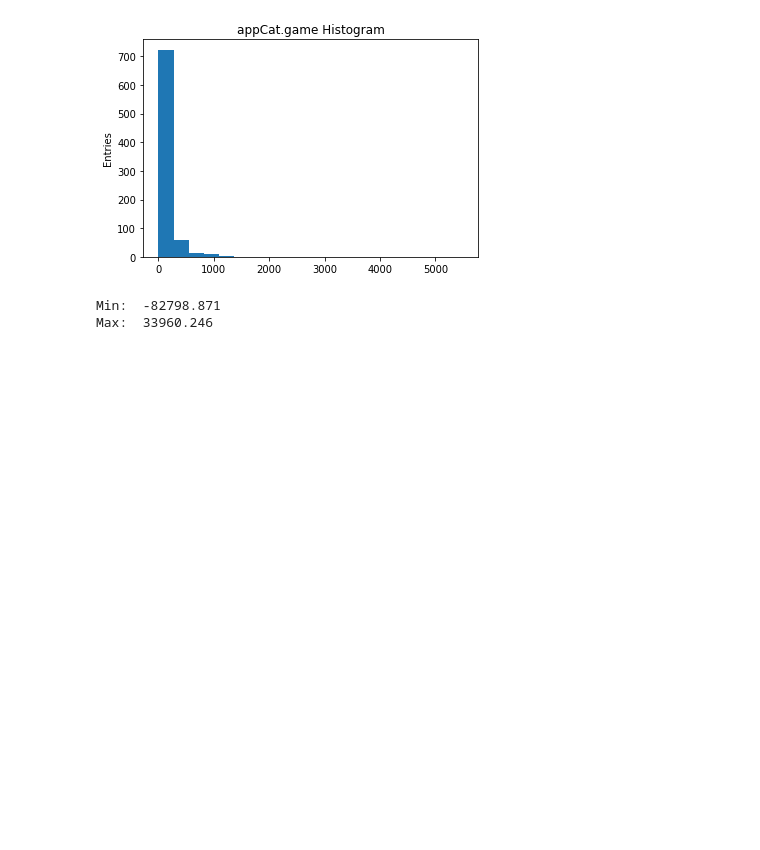
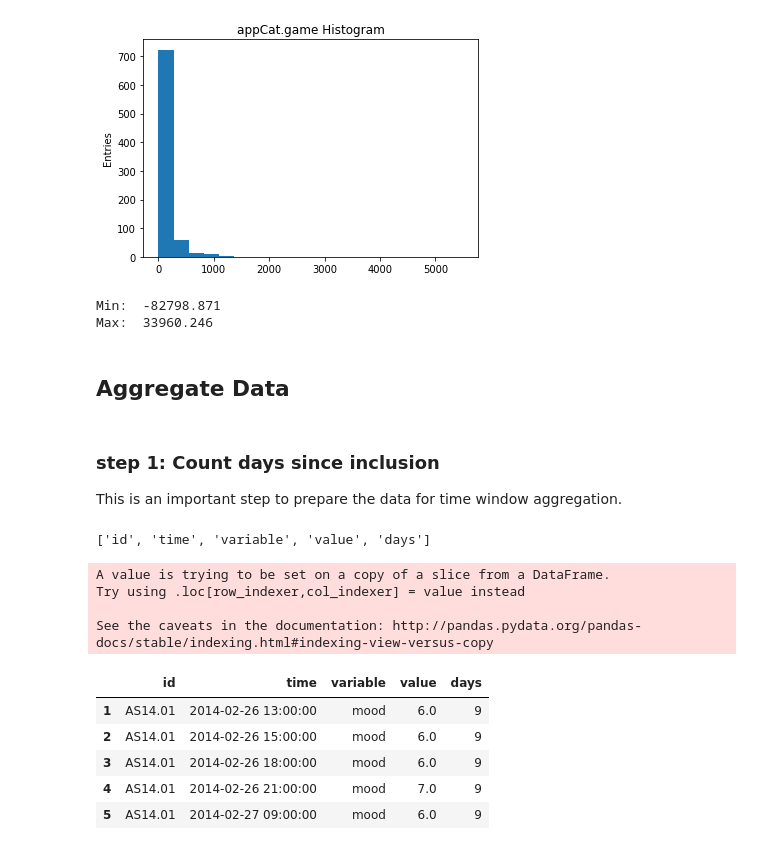
Before and after one commit to levrex/AppMoodPrediction, a Jupyter notebook: Datamining_Mood.ipynb, the cells around one changed output. Drawn from its saved outputs; the diff is of its cells as text; code cells hidden in the pictures; blank space fills up the shorter version.

Commit message:
Add function to count days since inclusion

```diff
--- a/Datamining_Mood.ipynb
+++ b/Datamining_Mood.ipynb
@@ -114,3 +115,64 @@ print('Max: ', df_mood['value'].max())
 # %% [output]
 Min:  -82798.871
 Max:  33960.246
+# %% [markdown]
+## Aggregate Data
+# %% [markdown]
+### step 1: Count days since inclusion
+This is an important step to prepare the data for time window aggregation.
+# %%
+class Aggregation(object):
+    """
+    Summary class:
+        Aggregate the temporial data with a time window
+
+        - key = id column, unique users
+        - define the column with the timestamp
+        - define the window size
+    """
+    def __init__(self, df, key, timestamp, window=5):
+        self.df = df
+        self.key = key
+        self.window = window
+        self.timestamp = timestamp
+
+    def setDF(self):
+        self.df = df
+
+    def getDF(self):
+        return self.df
+
+    def formatTimeSpan(self):
+        """
+        Translate time stamps to time in days ever since inclusion of said user
+        """
+        cols = list(self.df.keys())
+        cols.append('days')
+        df_new = pd.DataFrame(columns=cols)
+        for subject in self.df[self.key].unique():
+            df_sub = self.df[self.df[self.key]==subject]
+            df_sub = self.countTheDays(df_sub)
+            df_new = pd.concat([df_new, df_sub])
+        self.df = df_new
+
+    def countTheDays(self, df_sub):
+        initial_date = df_sub[self.timestamp].min()
+        df_sub['days'] = pd.to_datetime(df_sub[self.timestamp]).sub(initial_date).dt.days
+        return df_sub
+
+agg = Aggregation(df_mood, 'id', 'time', window=5)
+agg.formatTimeSpan()
+temp_df = agg.getDF()
+temp_df.head()
+# %% [output]
+['id', 'time', 'variable', 'value', 'days']
+A value is trying to be set on a copy of a slice from a DataFrame.
+Try using .loc[row_indexer,col_indexer] = value instead
+
+See the caveats in the documentation: http://pandas.pydata.org/pandas-docs/stable/indexing.html#indexing-view-versus-copy
+|  | id | time | variable | value | days |
+| 1 | AS14.01 | 2014-02-26 13:00:00 | mood | 6.0 | 9 |
+| 2 | AS14.01 | 2014-02-26 15:00:00 | mood | 6.0 | 9 |
+| 3 | AS14.01 | 2014-02-26 18:00:00 | mood | 6.0 | 9 |
+| 4 | AS14.01 | 2014-02-26 21:00:00 | mood | 7.0 | 9 |
+| 5 | AS14.01 | 2014-02-27 09:00:00 | mood | 6.0 | 9 |
```
Also changed, not shown: parts of 3 cells of this notebook.
